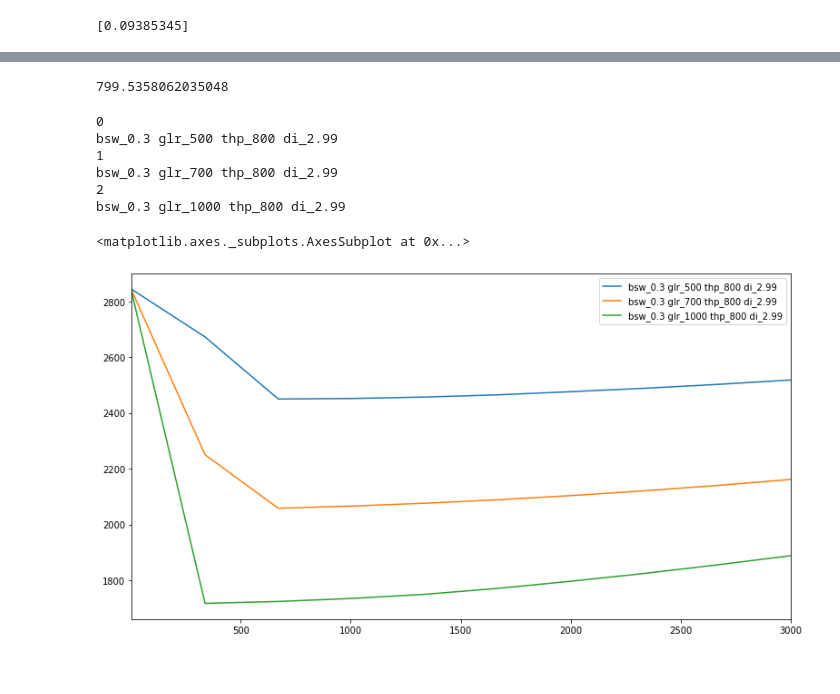
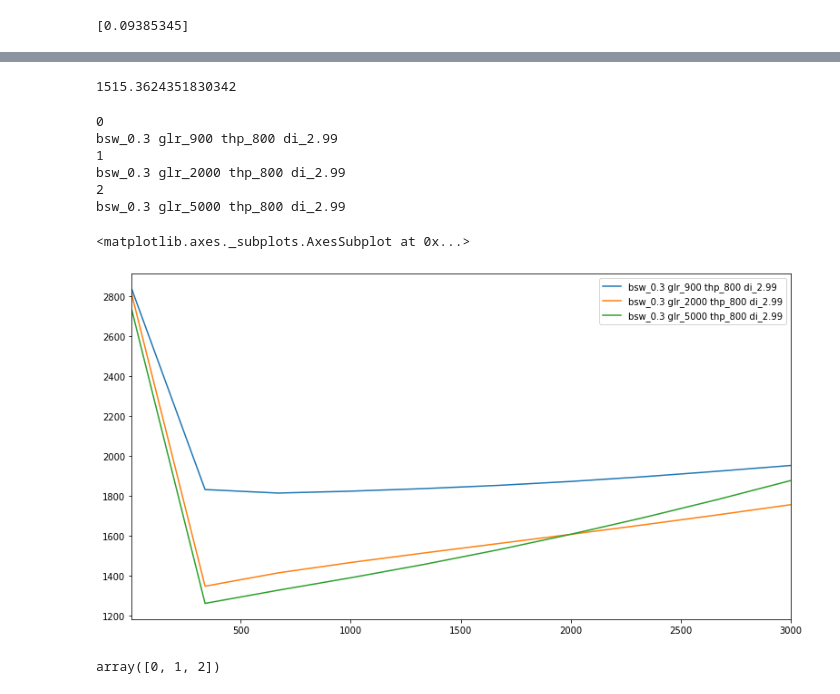
Before and after one commit to scuervo91/reservoirpy, a Jupyter notebook: examples/wellproductivity/5-pressure_drop.ipynb, the cells around one changed output, grey strips where cells are left out. Cells and saved outputs as stored; diff of their text form; code cells hidden in the pictures.

```diff
--- a/examples/wellproductivity/5-pressure_drop.ipynb
+++ b/examples/wellproductivity/5-pressure_drop.ipynb
@@ -320,13 +407,13 @@ print(pr)
 # %%
 thp = pi.two_phase_upward_pressure(
     depth = np.linspace(0,5820,30),
-    pwf = 2624,
+    pwf = 3319,
     liquid_rate = 2000,
     oil_rate = None,
     gas_rate = 1000,
     glr = None,
     gor = None,
-    bsw = 0.0,
+    bsw = 1,
     oil_obj = oil,
     gas_obj = gas,
     water_obj = water,
@@ -337,42 +424,46 @@ thp = pi.two_phase_upward_pressure(
     tol=0.008,
     max_iter = 20,
     method = 'hagedorn_brown',
-    guess=None
+    guess=[710,712]
 )
 
 
 print(thp)
 # %% [output]
-799.5358062035048
+1515.3624351830342
 # %%
 df = pi.two_phase_outflow_curve(
     depth = np.linspace(0,5820,30),
     thp = [800],
     liquid_rate = np.linspace(5,3000,10),
     oil_rate = None,
     gas_rate = None,
-    glr = [500,700,1000],
+    glr = [900,2000,5000],
     gor = None,
     bsw = [0.3],
     oil_obj = oil,
     gas_obj = gas,
     water_obj = water,
     epsilon=0.0006,
     surface_temperature=80,
     temperature_gradient=1,
     di=2.99,
     tol=0.008,
     max_iter = 20,
     method = 'hagedorn_brown',
 )
 fig, ax = plt.subplots(figsize=(13,7))
 df.plot(ax=ax)
 # %% [output]
 0
-bsw_0.3 glr_500 thp_800 di_2.99
+bsw_0.3 glr_900 thp_800 di_2.99
 1
-bsw_0.3 glr_700 thp_800 di_2.99
+bsw_0.3 glr_2000 thp_800 di_2.99
 2
-bsw_0.3 glr_1000 thp_800 di_2.99
+bsw_0.3 glr_5000 thp_800 di_2.99
 <matplotlib.axes._subplots.AxesSubplot at 0x...>
-[figure, old version]
+[figure, new version]
+# %%
+np.arange(10)[:3]
+# %% [output]
+array([0, 1, 2])
```
Also changed, not shown: parts of 5 cells of this notebook, 5 other files.
